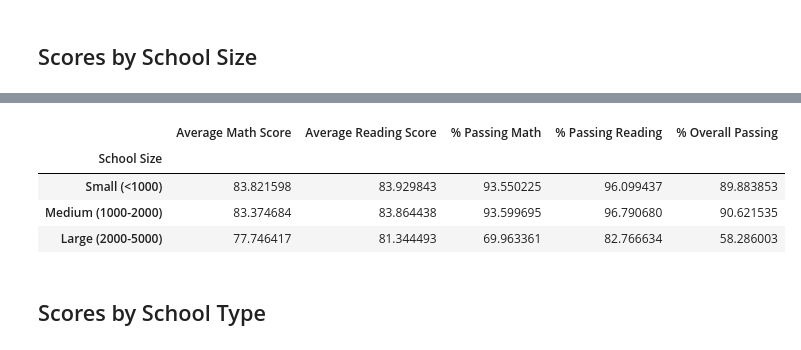
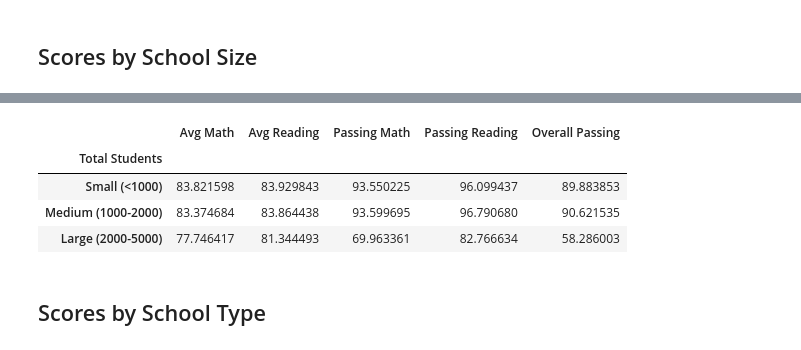
Before and after one commit to moisasleep/pandas-challenge, a Jupyter notebook: Mod4HW.ipynb, the cells around one changed output, grey strips where cells are left out. Saved outputs shown, nothing was run; the diff lists cells and outputs as text; code cells hidden in the pictures.

```diff
--- a/Mod4HW.ipynb
+++ b/Mod4HW.ipynb
@@ -13,12 +13,16 @@ from pathlib import Path
 school_data_to_load = Path("Resources/schools_complete.csv")
 student_data_to_load = Path("Resources/students_complete.csv")
 
+
 # Read School and Student Data File and store into Pandas DataFrames
 school_data = pd.read_csv(school_data_to_load)
 student_data = pd.read_csv(student_data_to_load)
-
+school_data = school_data.dropna(axis=1,how='all')
+student_data = student_data.dropna(axis=1)
 # Combine the data into a single dataset.
 school_data_complete = pd.merge(student_data, school_data, how="left", on=["school_name", "school_name"])
+school_data_complete = school_data_complete.dropna(axis=1,how='all')
+#school_data_complete = school_data_complete.dropna(how='all')
 school_data_complete.head()
 # %% [output]
 |  | Student ID | student_name | gender | grade | school_name | reading_score | math_score | School ID | ... |
@@ -501,6 +508,6 @@ labels = ["Small (<1000)", "Medium (1000-2000)", "Large (2000-5000)"]
 # Categorize the spending based on the bins
 # Use `pd.cut` on the "Total Students" column of the `per_school_summary` DataFrame.
 
-per_school_summary["School Size"] = pd.cut(per_school_capita, spending_bins, labels=labels, right=False)
+per_school_summary["Total Students"] = pd.cut(per_school_counts, size_bins, labels=labels, right=False)
 per_school_summary
 # %% [output]
@@ -523,20 +531,23 @@ per_school_summary
 # %%
 # Calculate averages for the desired columns.
-size_math_scores = per_school_summary.groupby(["School Size"])["Average Math Score"].mean()
-size_reading_scores = per_school_summary.groupby(["School Size"])["Average Reading Score"].mean()
-size_passing_math = per_school_summary.groupby(["School Size"])["% Passing Math"].mean()
-size_passing_reading = per_school_summary.groupby(["School Size"])["% Passing Reading"].mean()
-size_overall_passing = per_school_summary.groupby(["School Size"])["% Overall Passing"].mean()
+size_math_scores = per_school_summary.groupby(["Total Students"])["Avg Math"].mean()
+size_reading_scores = per_school_summary.groupby(["Total Students"])["Avg Reading"].mean()
+size_passing_math = per_school_summary.groupby(["Total Students"])["Percent Passing Math"].mean()
+size_passing_reading = per_school_summary.groupby(["Total Students"])["Percent Passing Reading"].mean()
+size_overall_passing = per_school_summary.groupby(["Total Students"])["Overall Passing"].mean()
 # %%
 # Create a DataFrame called `size_summary` that breaks down school performance based on school size (small, medium, or large).
 # Use the scores above to create a new DataFrame called `size_summary`
-size_summary =
+size_summary = pd.DataFrame({"Avg Math": size_math_scores, "Avg Reading":size_reading_scores,
+"Passing Math":size_passing_math,"Passing Reading":size_passing_reading,
+"Overall Passing": size_overall_passing})
 
 # Display results
+#size_summary=size_summary.dropna()
 size_summary
 # %% [output]
-|  | Average Math Score | Average Reading Score | % Passing Math | % Passing Reading | % Overall Passing |
-| School Size |  |  |  |  |  |
+|  | Avg Math | Avg Reading | Passing Math | Passing Reading | Overall Passing |
+| Total Students |  |  |  |  |  |
 | Small (<1000) | 83.821598 | 83.929843 | 93.550225 | 96.099437 | 89.883853 |
 | Medium (1000-2000) | 83.374684 | 83.864438 | 93.599695 | 96.790680 | 90.621535 |
 | Large (2000-5000) | 77.746417 | 81.344493 | 69.963361 | 82.766634 | 58.286003 |
```
Also changed, not shown: parts of 5 cells of this notebook, 4 other files.
